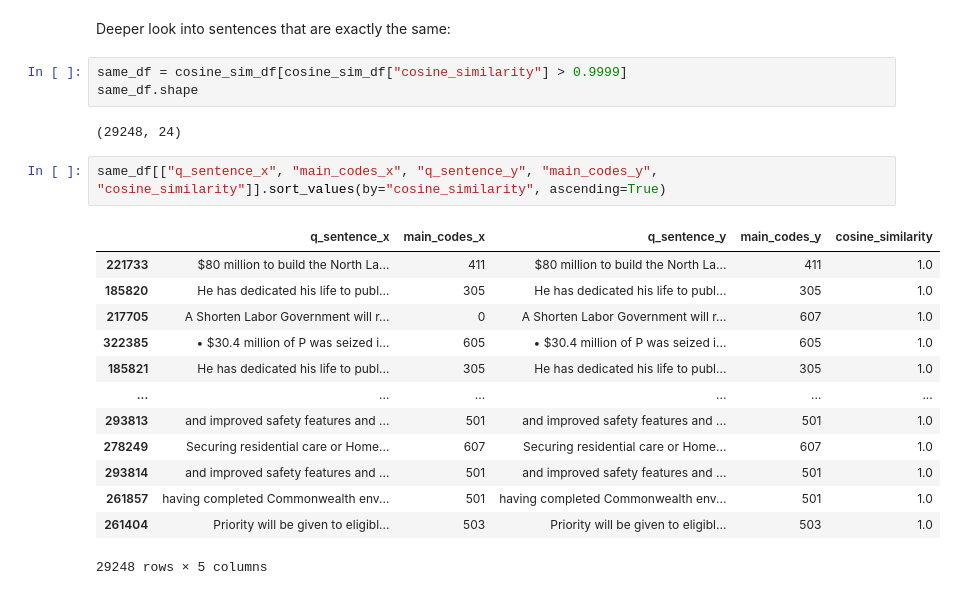
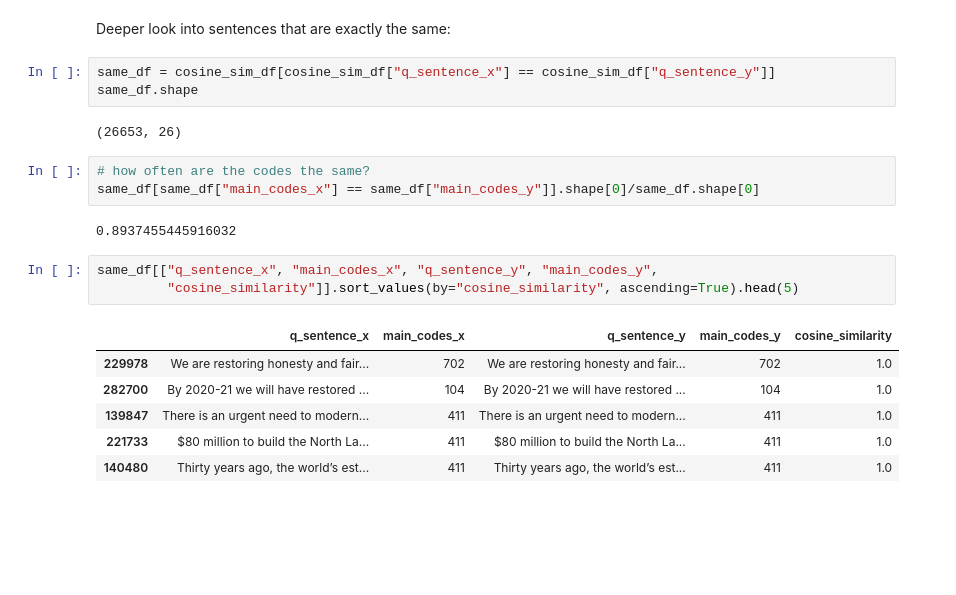
Before and after one commit to k-hanlon/ADS_manifesto_thesis, a Jupyter notebook: cosine_similarity_analysis.ipynb, the cells around one changed output. Drawn from its saved outputs; the diff is of its cells as text; blank space fills up the shorter version.

```diff
--- a/cosine_similarity_analysis.ipynb
+++ b/cosine_similarity_analysis.ipynb
@@ -364,23 +583,22 @@ code_combinations_df.head(3)
 # %% [markdown]
 Deeper look into sentences that are exactly the same:
 # %%
-same_df = cosine_sim_df[cosine_sim_df["cosine_similarity"] > 0.9999]
+same_df = cosine_sim_df[cosine_sim_df["q_sentence_x"] == cosine_sim_df["q_sentence_y"]]
 same_df.shape
 # %% [output]
-(29248, 24)
+(26653, 26)
+# %%
+# how often are the codes the same?
+same_df[same_df["main_codes_x"] == same_df["main_codes_y"]].shape[0]/same_df.shape[0]
+# %% [output]
+0.8937455445916032
 # %%
-same_df[["q_sentence_x", "main_codes_x", "q_sentence_y", "main_codes_y", "cosine_similarity"]].sort_values(by="cosine_similarity", ascending=True)
+same_df[["q_sentence_x", "main_codes_x", "q_sentence_y", "main_codes_y",
+         "cosine_similarity"]].sort_values(by="cosine_similarity", ascending=True).head(5)
 # %% [output]
 |  | q_sentence_x | main_codes_x | q_sentence_y | main_codes_y | cosine_similarity |
+| 229978 | We are restoring honesty and fair... | 702 | We are restoring honesty and fair... | 702 | 1.0 |
+| 282700 | By 2020-21 we will have restored ... | 104 | By 2020-21 we will have restored ... | 104 | 1.0 |
+| 139847 | There is an urgent need to modern... | 411 | There is an urgent need to modern... | 411 | 1.0 |
 | 221733 | $80 million to build the North La... | 411 | $80 million to build the North La... | 411 | 1.0 |
-| 185820 | He has dedicated his life to publ... | 305 | He has dedicated his life to publ... | 305 | 1.0 |
-| 217705 | A Shorten Labor Government will r... | 0 | A Shorten Labor Government will r... | 607 | 1.0 |
-| 322385 | • $30.4 million of P was seized i... | 605 | • $30.4 million of P was seized i... | 605 | 1.0 |
-| 185821 | He has dedicated his life to publ... | 305 | He has dedicated his life to publ... | 305 | 1.0 |
-| ... | ... | ... | ... | ... | ... |
-| 293813 | and improved safety features and ... | 501 | and improved safety features and ... | 501 | 1.0 |
-| 278249 | Securing residential care or Home... | 607 | Securing residential care or Home... | 607 | 1.0 |
-| 293814 | and improved safety features and ... | 501 | and improved safety features and ... | 501 | 1.0 |
-| 261857 | having completed Commonwealth env... | 501 | having completed Commonwealth env... | 501 | 1.0 |
-| 261404 | Priority will be given to eligibl... | 503 | Priority will be given to eligibl... | 503 | 1.0 |
+| 140480 | Thirty years ago, the world’s est... | 411 | Thirty years ago, the world’s est... | 411 | 1.0 |
-29248 rows × 5 columns
```
Also changed, not shown: parts of 24 cells of this notebook, 2 other files.
